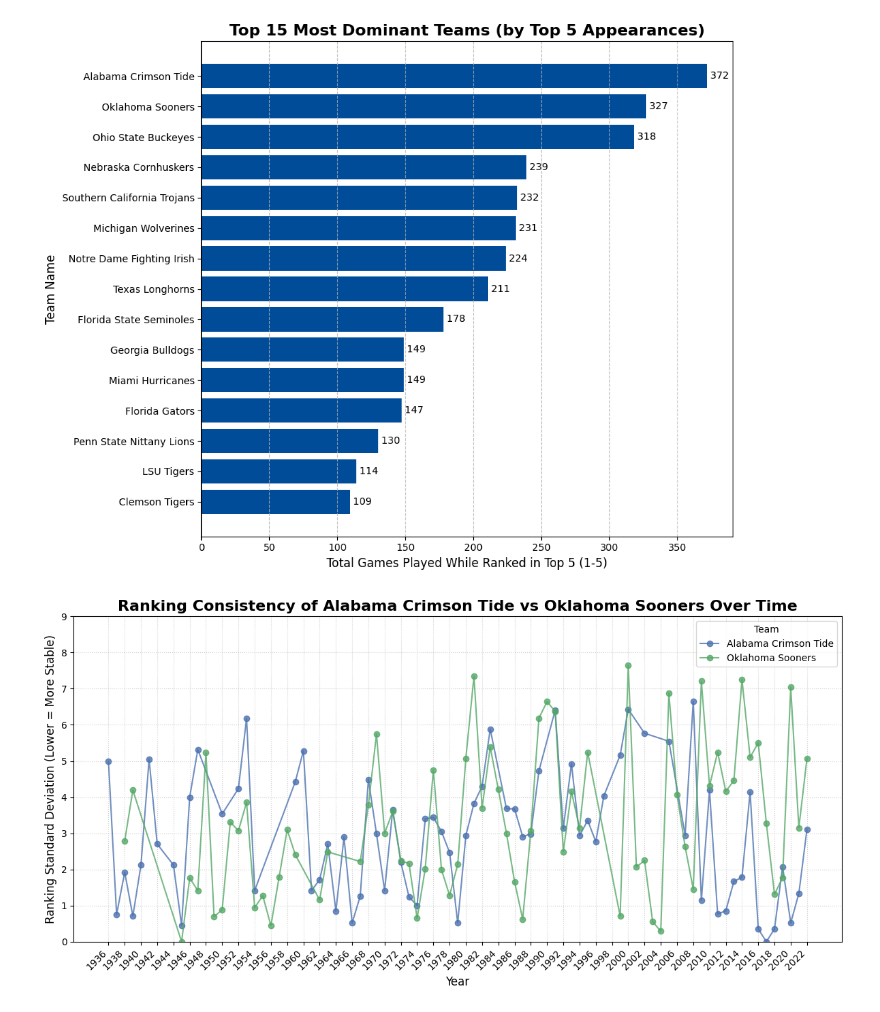
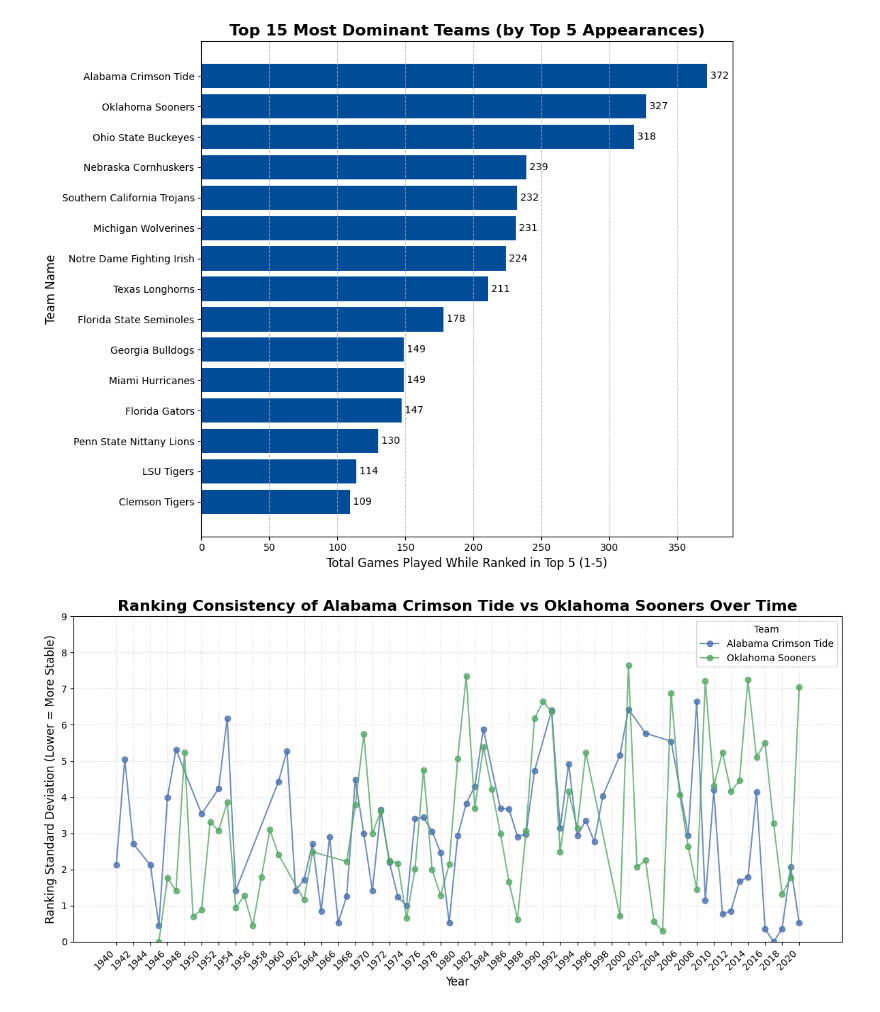
Before and after one commit to 110325-Data-Foundations/Week4ProjectGroup1, a Jupyter notebook: data_analysis.ipynb, the cells around one changed output. Drawn from its saved outputs; the diff is of its cells as text; code cells hidden in the pictures.

Commit message:
Changed ranges for the second visual df and plotted accordingly

```diff
--- a/data_analysis.ipynb
+++ b/data_analysis.ipynb
@@ -142,32 +142,41 @@ plt.show()
 # %%
 # Filter data to include only the top 2 teams for focused comparison
 comparison_teams_df = ranking_stdev_df[ranking_stdev_df['team_name'].isin(top_2_team_names)]
+
+start_year = 1940
+end_year = 2020
+
+# Filter the data frame to only include years between start_year and end_year (inclusive)
+comparison_teams_df = comparison_teams_df[
+    (comparison_teams_df['year'] >= start_year) & (comparison_teams_df['year'] <= end_year)
+]
 
 plt.figure(figsize=(12, 6))
 plt.style.use('seaborn-v0_8-deep')
 
 # Plotting the time series for each team
 for team in top_2_team_names:
     team_data = comparison_teams_df[comparison_teams_df['team_name'] == team]
     plt.plot(team_data['year'], team_data['ranking_stdev'], marker='o', linestyle='-', label=team, alpha=0.8)
 
 # Adding labels and title
 plt.xlabel('Year', fontsize=12)
 plt.ylabel('Ranking Standard Deviation (Lower = More Stable)', fontsize=12)
 plt.title(f'Ranking Consistency of {top_2_team_names[0]} vs {top_2_team_names[1]} Over Time', fontsize=16, fontweight='bold')
 
 # Add legend and grid
 plt.legend(title='Team', loc='upper right')
 plt.grid(True, linestyle=':', alpha=0.6)
 
-# Customize axis ticks to show every other year
-min_year = comparison_teams_df['year'].min()
-max_year = comparison_teams_df['year'].max()
-# Set xticks to show every other year label for readability
-plt.xticks(np.arange(min_year, max_year + 1, 2), rotation=45, ha='right')
+margin = 5
 
-plt.ylim(ymin=0, ymax=9) # Start the Y-axis from 0 for better comparison
+# Set the limits of the x-axis to the range with margins
+plt.xlim(start_year - margin, end_year + margin)
+
+plt.xticks(np.arange(start_year, end_year + 1, 2), rotation=45, ha='right')
+
+plt.ylim(ymin=0, ymax=9)
 plt.tight_layout()
 plt.show()
 # %% [output]
-[figure, old version]
+[figure, new version]
```
